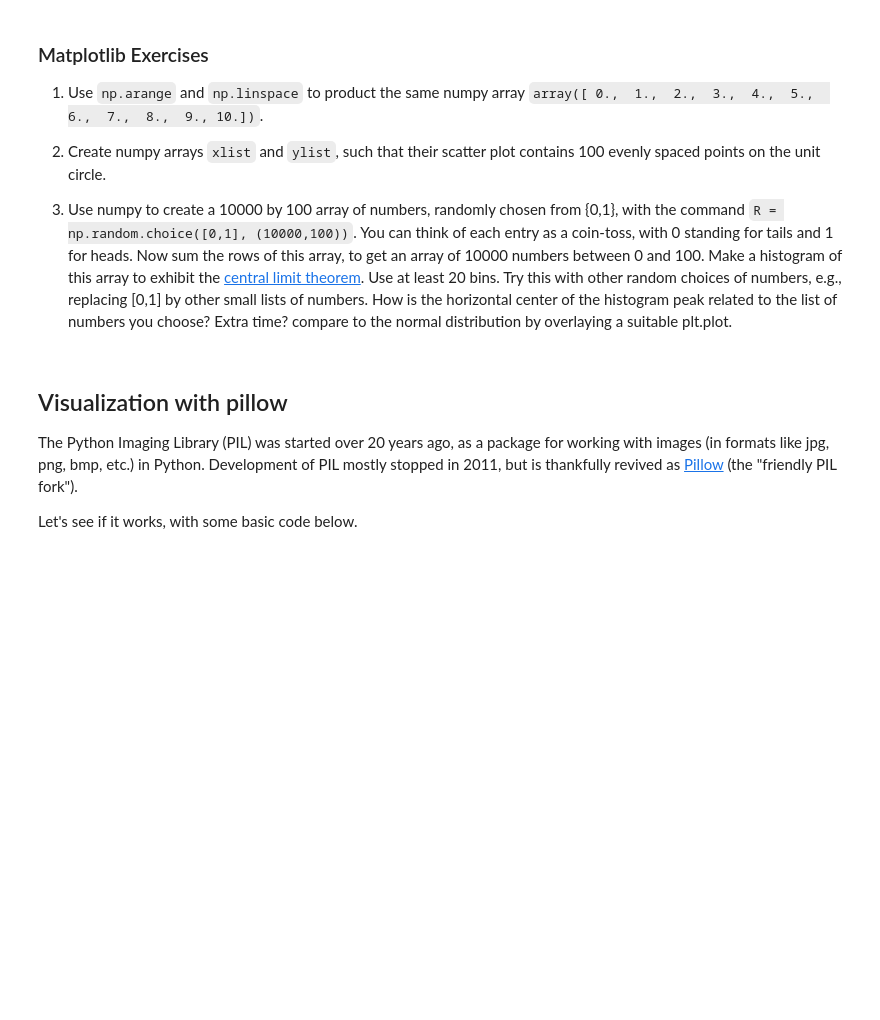
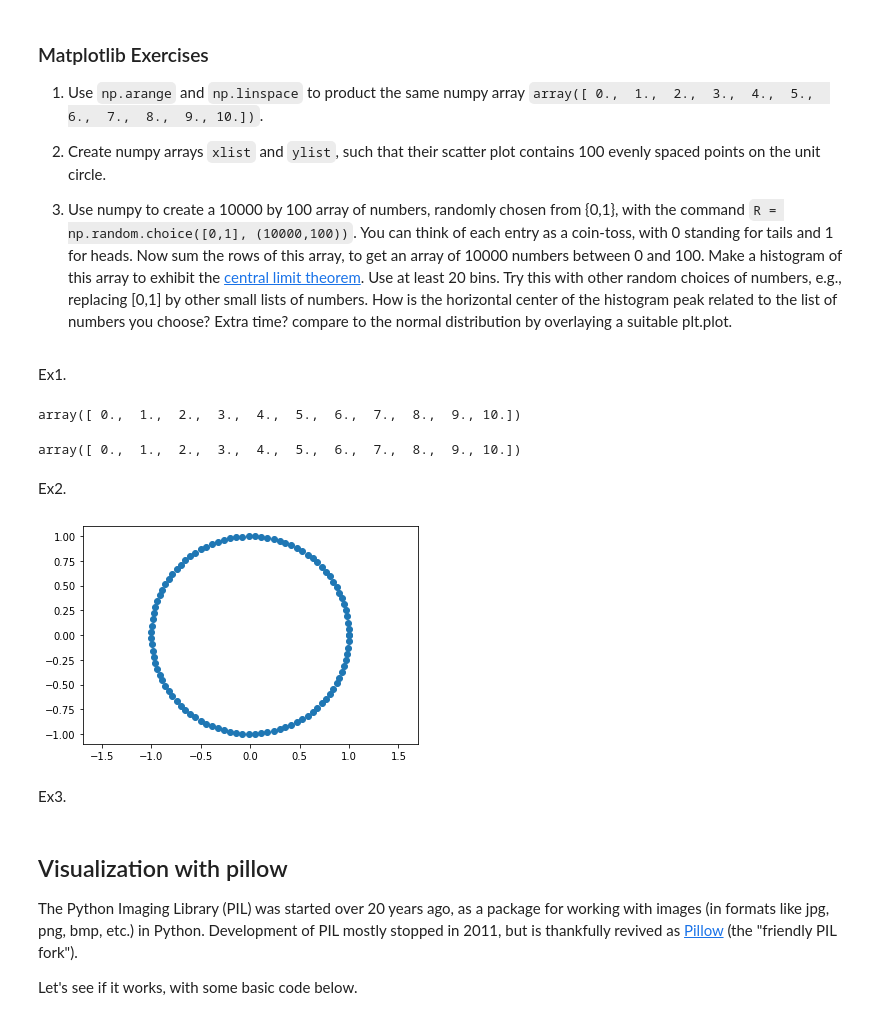
Before and after one commit to JiaqiZhang1/Math-152, a Jupyter notebook: P4M_Notebook_4.ipynb, the cells around one changed output. Drawn from its saved outputs; the diff is of its cells as text; code cells hidden in the pictures; blank space fills up the shorter version.

```diff
--- a/P4M_Notebook_4.ipynb
+++ b/P4M_Notebook_4.ipynb
@@ -967,0 +1017,23 @@ The command `np.linspace(start, stop, length)` creates a numpy array that begins
+# %% [markdown]
+Ex1.
+# %%
+np.arange(0.0,11.0)
+# %% [output]
+array([ 0.,  1.,  2.,  3.,  4.,  5.,  6.,  7.,  8.,  9., 10.])
+# %%
+np.linspace(0,10,num=11,dtype = float)
+# %% [output]
+array([ 0.,  1.,  2.,  3.,  4.,  5.,  6.,  7.,  8.,  9., 10.])
+# %% [markdown]
+Ex2.
+# %%
+circle = np.linspace(0, 2*np.pi, 100)
+xlist = np.cos(circle)
+ylist = np.sin(circle)
+plt.scatter(xlist, ylist)
+plt.axis('equal')
+plt.show()
+# %% [output]
+[figure, added]
+# %% [markdown]
+Ex3.
```
Also changed, not shown: parts of 23 cells of this notebook.
